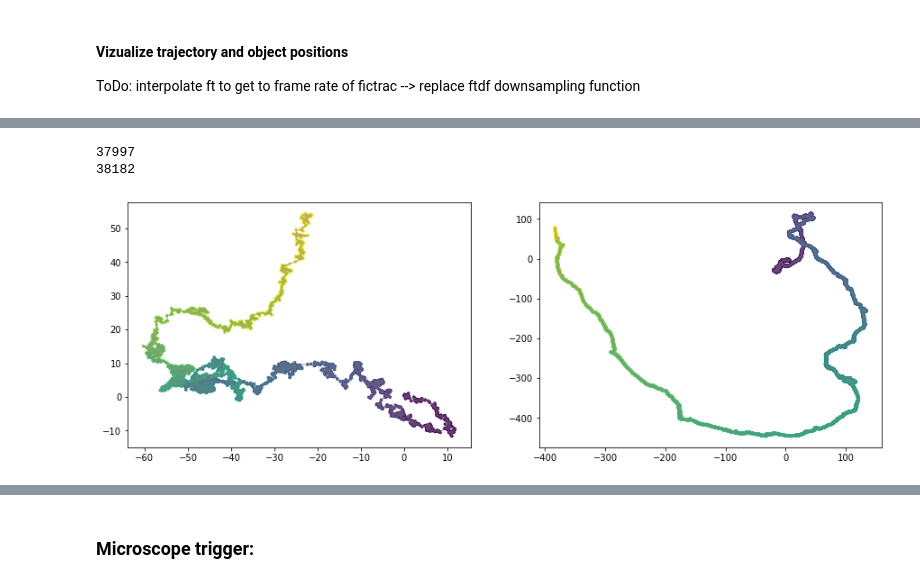
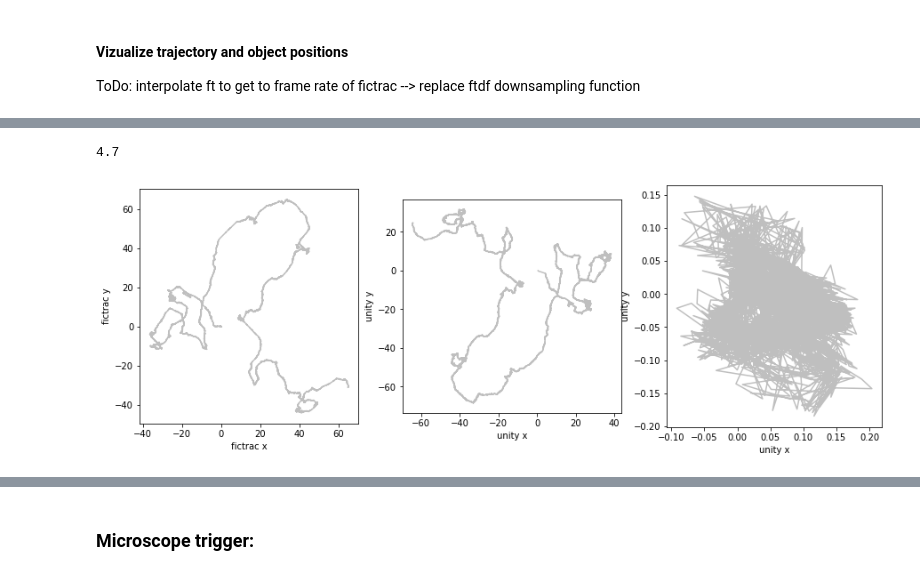
Before and after one commit to hjmh/unityvr, a Jupyter notebook: unityvr/scripts/debuggingUnityvrRig.ipynb, the cells around one changed output, grey strips where cells are left out. Cells and saved outputs as stored; diff of their text form; code cells hidden in the pictures.

```diff
--- a/unityvr/scripts/debuggingUnityvrRig.ipynb
+++ b/unityvr/scripts/debuggingUnityvrRig.ipynb
@@ -178,3 +201,10 @@ axs[2].plot(ftdat[0].values[1:-1], ftdt[1:-1])
 # %% [markdown]
 #### Vizualize trajectory and object positions
 ToDo: interpolate ft to get to frame rate of fictrac --> replace ftdf downsampling function
+# %%
+ballr = 0.047
+convfmm = 100
+
+print(ballr*convfmm)
+
+convf = ballr * convfmm #* 180/np.pi
@@ -181,29 +282,40 @@ ToDo: interpolate ft to get to frame rate of fictrac --> replace ftdf downsampli
 # %%
-ballr = 50
-convf = ballr #ballr*np.pi/180
+fta = np.cumsum(uvrTest.ftDf['dz'])
+ftf = uvrTest.ftDf['dx'] * convf
+fts =uvrTest.ftDf['dy'] * convf
 
-fta = np.cumsum(uvrTest.ftDf['dz'])
-fty = np.cumsum(convf*uvrTest.ftDf['dy']*np.cos(fta) - convf*uvrTest.ftDf['dx']*np.sin(fta))
-ftx = np.cumsum(convf*uvrTest.ftDf['dy']*np.sin(fta) + convf*uvrTest.ftDf['dx']*np.cos(fta))
+ftdx = -ftf*np.cos(fta) - fts*np.sin(fta)
+ftdy = ftf*np.sin(fta) + fts*np.cos(fta)
+
+ftxpos = np.cumsum(ftdx)
+ftypos = np.cumsum(ftdy)
+# %% [output]
+4.7
-# %%
-print(len(fta))
-print(len(uvrTest.posDf['x']))
-# %% [output]
-37997
-38182
 # %%
-fig, axs = plt.subplots(1,2, figsize=(15,5))
+fig, axs = plt.subplots(1,3, figsize=(15,5))
 
 #plt.plot(posDf['x'], posDf['y'],color='grey',alpha=0.5)
 #plt.scatter(posDf['x'], posDf['y'],s=7,c=posDf['time'],cmap='viridis')
 
-axs[0].plot(ftx[0:3000], fty[0:3000],color='grey',alpha=0.5)
-axs[0].scatter(ftx[0:3000], fty[0:3000],s=7,c=uvrTest.ftDf['frame'][0:3000],cmap='viridis')
+axs[0].plot(ftxpos, ftypos,color='grey',alpha=0.5)
+#axs[0].scatter(ftxpos, ftypos,s=7,c=uvrTest.ftDf['frame'],cmap='viridis')
+axs[0].set_xlabel('fictrac x')
+axs[0].set_ylabel('fictrac y')
+axs[0].set_aspect('equal')
 
-axs[1].plot(uvrTest.posDf['x'], uvrTest.posDf['y'],color='grey',alpha=0.5)
-axs[1].scatter(uvrTest.posDf['x'], uvrTest.posDf['y'],s=7,c=uvrTest.posDf['time'],cmap='viridis')
+axs[1].plot(uvrTest.posDf['x']*convfmm, uvrTest.posDf['y']*convfmm,color='grey',alpha=0.5)
+#axs[1].scatter(uvrTest.posDf['x']*convfmm, uvrTest.posDf['y']*convfmm,s=7,c=uvrTest.posDf['time'],cmap='viridis')
+axs[1].set_xlabel('unity x')
+axs[1].set_ylabel('unity y')
+axs[1].set_aspect('equal')
+
+axs[2].plot(ftxpos_raw,ftypos_raw,color='grey',alpha=0.5)
+#axs[2].scatter(uvrTest.posDf['x']*convfmm, uvrTest.posDf['y']*convfmm,s=7,c=uvrTest.posDf['time'],cmap='viridis')
+axs[2].set_xlabel('unity x')
+axs[2].set_ylabel('unity y')
+axs[2].set_aspect('equal')
 
 utils.makemydir(sep.join([dirName,'plots']))
 fig.savefig(sep.join([dirName,'plots','trajectoryComparison_'+fileName.split('.')[0]+'.pdf']))
 # %% [output]
-[figure, old version]
+[figure, new version]
```
Also changed, not shown: parts of 33 cells of this notebook.
